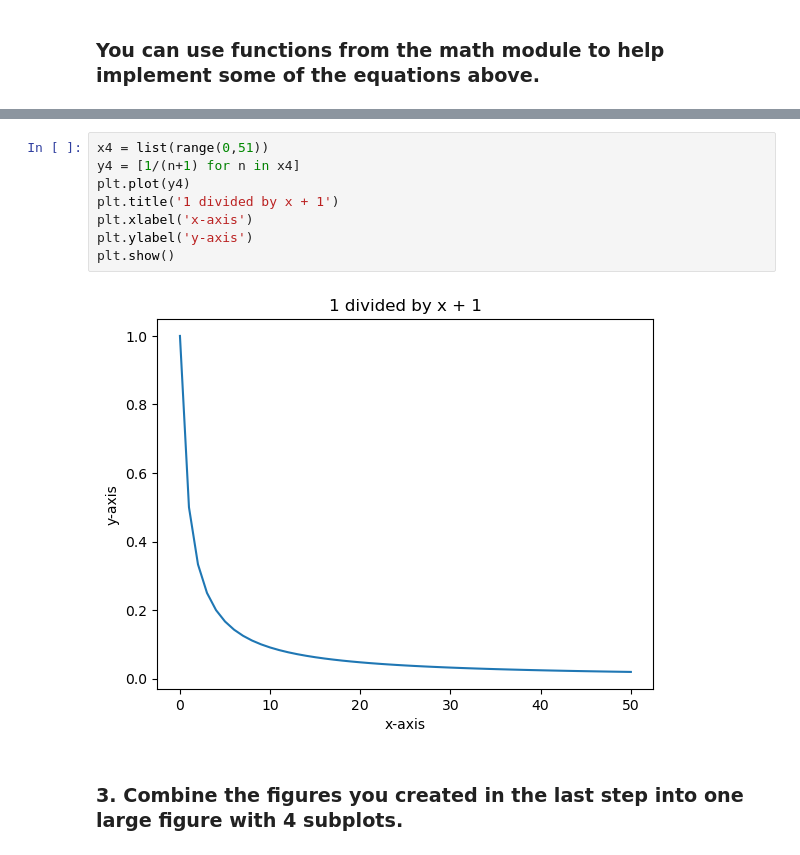
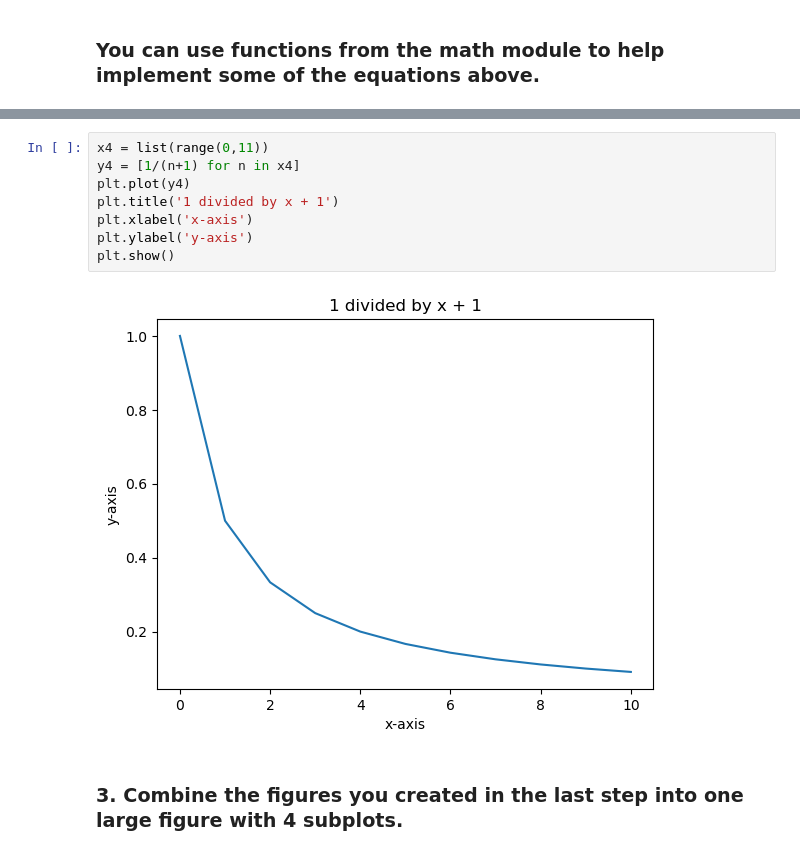
Before and after one commit to rabeka-branham/ds-libraries-exercises, a Jupyter notebook: matplotlib_exercises.ipynb, the cells around one changed output, grey strips where cells are left out. Cells and saved outputs as stored; diff of their text form.

```diff
--- a/matplotlib_exercises.ipynb
+++ b/matplotlib_exercises.ipynb
@@ -42,13 +42,13 @@ plt.show()
 # %%
-x4 = list(range(0,51))
+x4 = list(range(0,11))
 y4 = [1/(n+1) for n in x4]
 plt.plot(y4)
 plt.title('1 divided by x + 1')
 plt.xlabel('x-axis')
 plt.ylabel('y-axis')
 plt.show()
 # %% [output]
-[figure, old version]
+[figure, new version]
 # %% [markdown]
 ### 3. Combine the figures you created in the last step into one large figure with 4 subplots.
 # %%
```
Also changed, not shown: parts of 4 cells of this notebook.
